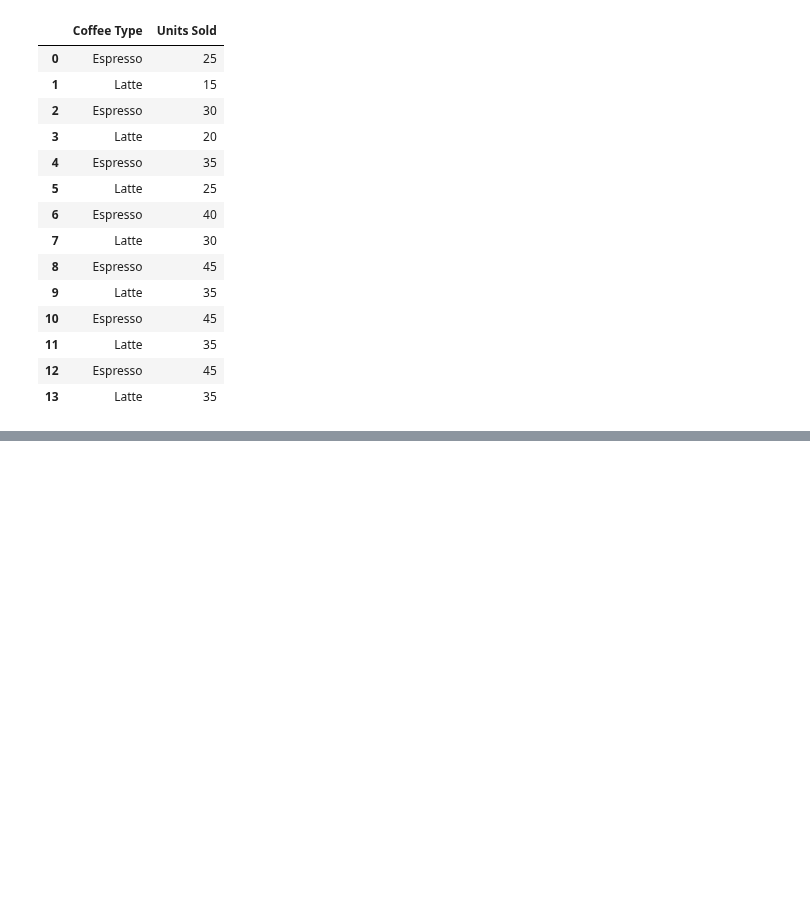
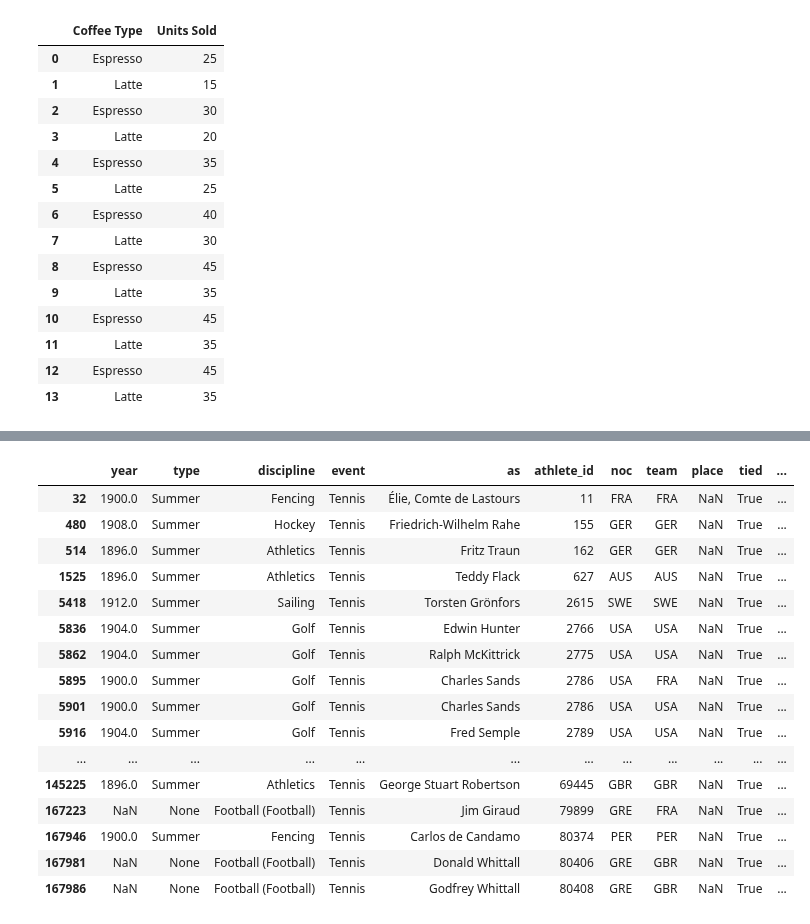
Before and after one commit to ErfanEbFiN79/Erfan-Python, a Jupyter notebook: Python Erfan/Numpy And Pandas/Pandas.ipynb, the cells around one changed output, grey strips where cells are left out. Saved outputs shown, nothing was run; the diff lists cells and outputs as text; code cells hidden in the pictures; blank space fills up the shorter version.

```diff
--- a/Python Erfan/Numpy And Pandas/Pandas.ipynb
+++ b/Python Erfan/Numpy And Pandas/Pandas.ipynb
@@ -358,0 +986,20 @@ coffee.iloc[:, [1,2]]
+# %%
+olampic_result[olampic_result["event"].str.contains("Tennis", case=False)]
+# %% [output]
+|  | year | type | discipline | event | as | athlete_id | noc | team | place | tied | ... |
+| 32 | 1900.0 | Summer | Fencing | Tennis | Élie, Comte de Lastours | 11 | FRA | FRA | NaN | True | ... |
+| 480 | 1908.0 | Summer | Hockey | Tennis | Friedrich-Wilhelm Rahe | 155 | GER | GER | NaN | True | ... |
+| 514 | 1896.0 | Summer | Athletics | Tennis | Fritz Traun | 162 | GER | GER | NaN | True | ... |
+| 1525 | 1896.0 | Summer | Athletics | Tennis | Teddy Flack | 627 | AUS | AUS | NaN | True | ... |
+| 5418 | 1912.0 | Summer | Sailing | Tennis | Torsten Grönfors | 2615 | SWE | SWE | NaN | True | ... |
+| 5836 | 1904.0 | Summer | Golf | Tennis | Edwin Hunter | 2766 | USA | USA | NaN | True | ... |
+| 5862 | 1904.0 | Summer | Golf | Tennis | Ralph McKittrick | 2775 | USA | USA | NaN | True | ... |
+| 5895 | 1900.0 | Summer | Golf | Tennis | Charles Sands | 2786 | USA | FRA | NaN | True | ... |
+| 5901 | 1900.0 | Summer | Golf | Tennis | Charles Sands | 2786 | USA | USA | NaN | True | ... |
+| 5916 | 1904.0 | Summer | Golf | Tennis | Fred Semple | 2789 | USA | USA | NaN | True | ... |
+| ... | ... | ... | ... | ... | ... | ... | ... | ... | ... | ... | ... |
+| 145225 | 1896.0 | Summer | Athletics | Tennis | George Stuart Robertson | 69445 | GBR | GBR | NaN | True | ... |
+| 167223 | NaN | None | Football (Football) | Tennis | Jim Giraud | 79899 | GRE | FRA | NaN | True | ... |
+| 167946 | 1900.0 | Summer | Fencing | Tennis | Carlos de Candamo | 80374 | PER | PER | NaN | True | ... |
+| 167981 | NaN | None | Football (Football) | Tennis | Donald Whittall | 80406 | GRE | GBR | NaN | True | ... |
+| 167986 | NaN | None | Football (Football) | Tennis | Godfrey Whittall | 80408 | GRE | GBR | NaN | True | ... |
```
Also changed, not shown: parts of 82 cells of this notebook.
